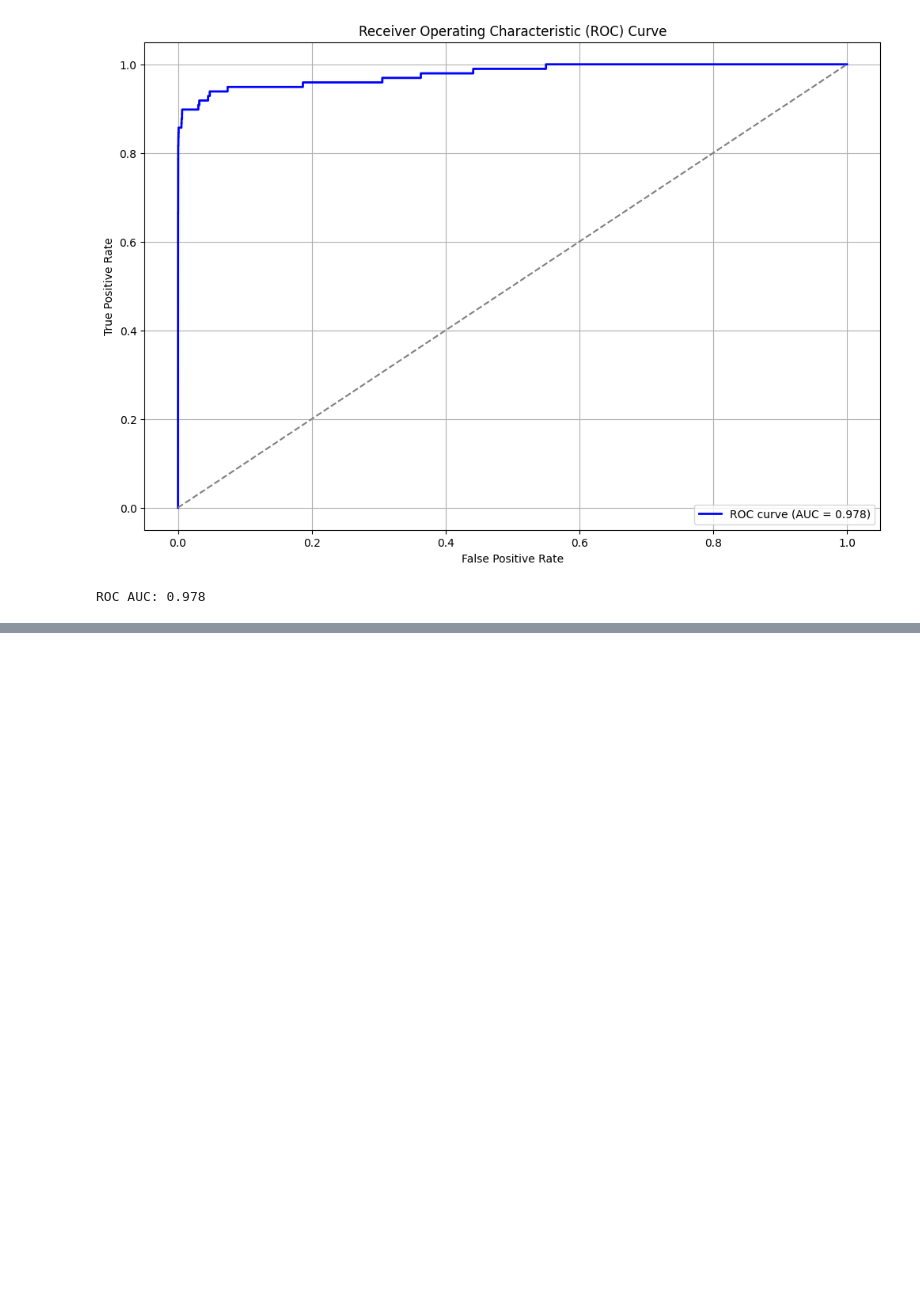
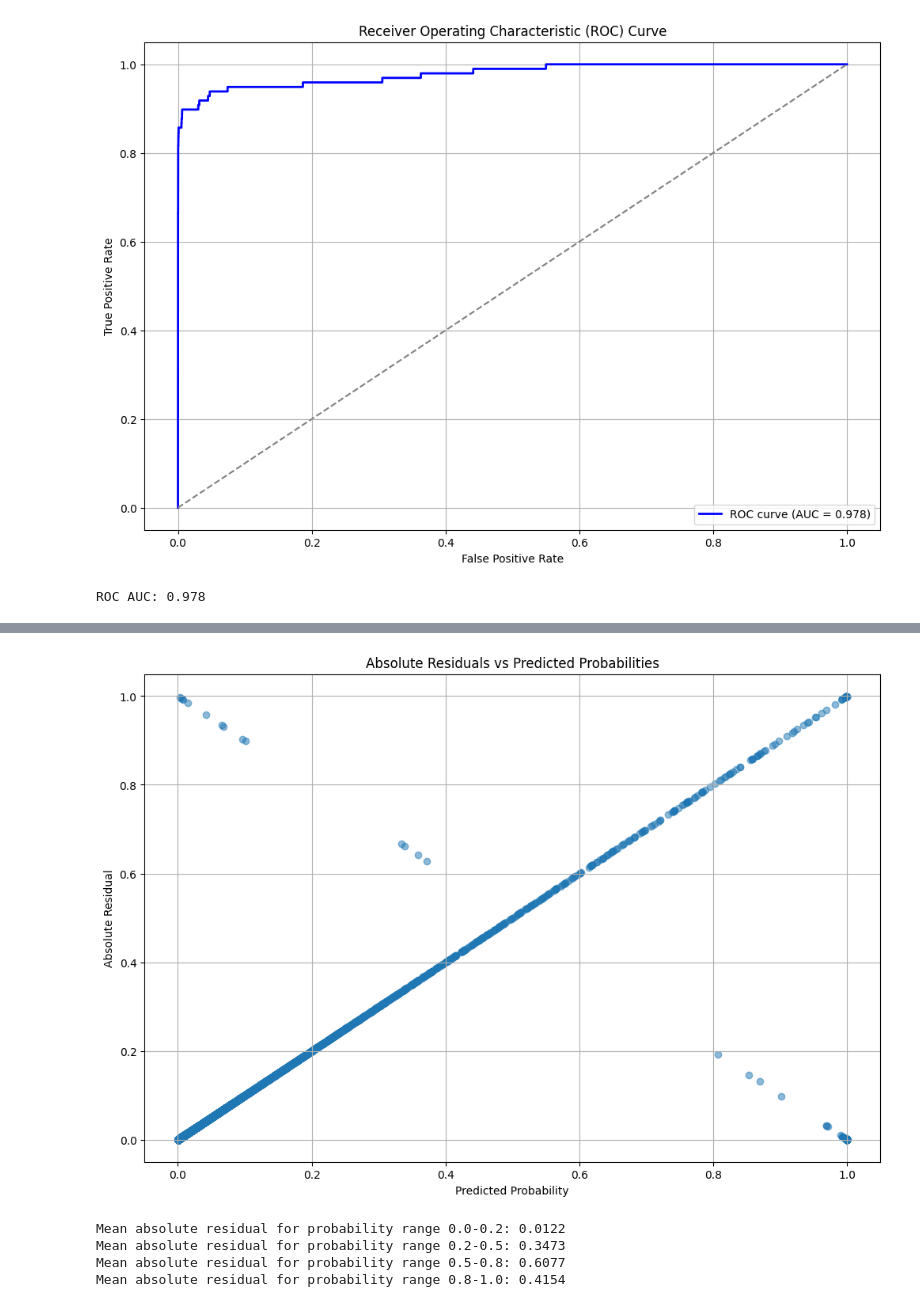
Before and after one commit to jblcky/credit_card_fraud, a Jupyter notebook: notebooks/xgb.ipynb, the cells around one changed output, grey strips where cells are left out. Saved outputs shown, nothing was run; the diff lists cells and outputs as text; code cells hidden in the pictures; blank space fills up the shorter version.

```diff
--- a/notebooks/xgb.ipynb
+++ b/notebooks/xgb.ipynb
@@ -358,0 +416,22 @@ Model saved to: xgboost_fraud_detector_22-9-2025.joblib
+# %%
+# 4. Absolute Residuals vs Predicted Values (Heteroscedasticity Analysis)
+plt.figure(figsize=(12, 8))
+plt.scatter(y_pred_proba, np.abs(residuals), alpha=0.5)
+plt.title('Absolute Residuals vs Predicted Probabilities')
+plt.xlabel('Predicted Probability')
+plt.ylabel('Absolute Residual')
+plt.grid(True)
+plt.show()
+
+# Calculate average absolute residuals for different probability ranges
+prob_ranges = np.linspace(0, 1, 5)
+for i in range(len(prob_ranges)-1):
+    mask = (y_pred_proba >= prob_ranges[i]) & (y_pred_proba < prob_ranges[i+1])
+    mean_abs_res = np.mean(np.abs(residuals[mask]))
+    print(f"Mean absolute residual for probability range {prob_ranges[i]:.1f}-{prob_ranges[i+1]:.1f}: {mean_abs_res:.4f}")
+# %% [output]
+[figure, added]
+Mean absolute residual for probability range 0.0-0.2: 0.0122
+Mean absolute residual for probability range 0.2-0.5: 0.3473
+Mean absolute residual for probability range 0.5-0.8: 0.6077
+Mean absolute residual for probability range 0.8-1.0: 0.4154
```
Also changed, not shown: parts of 8 cells of this notebook, 1 other file.
